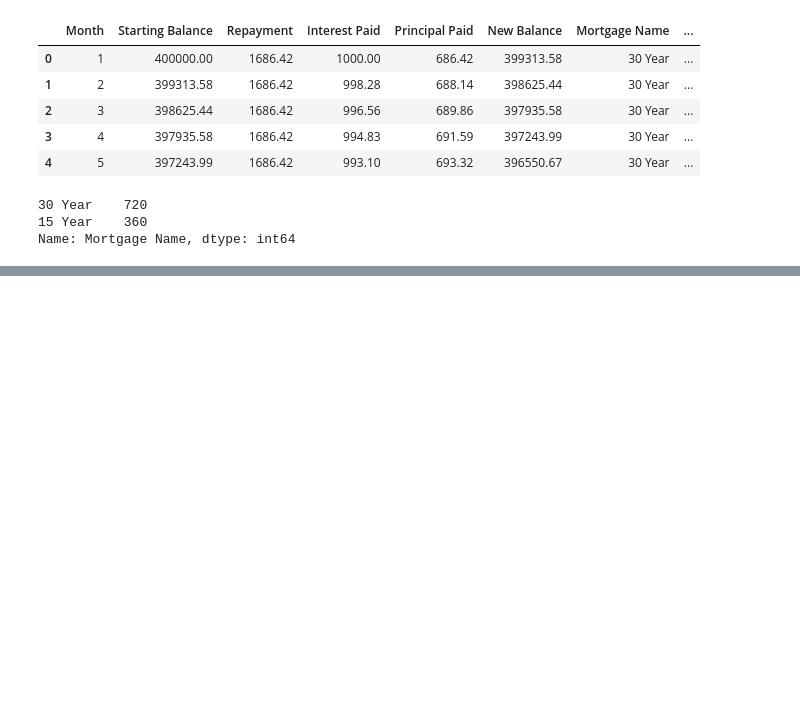
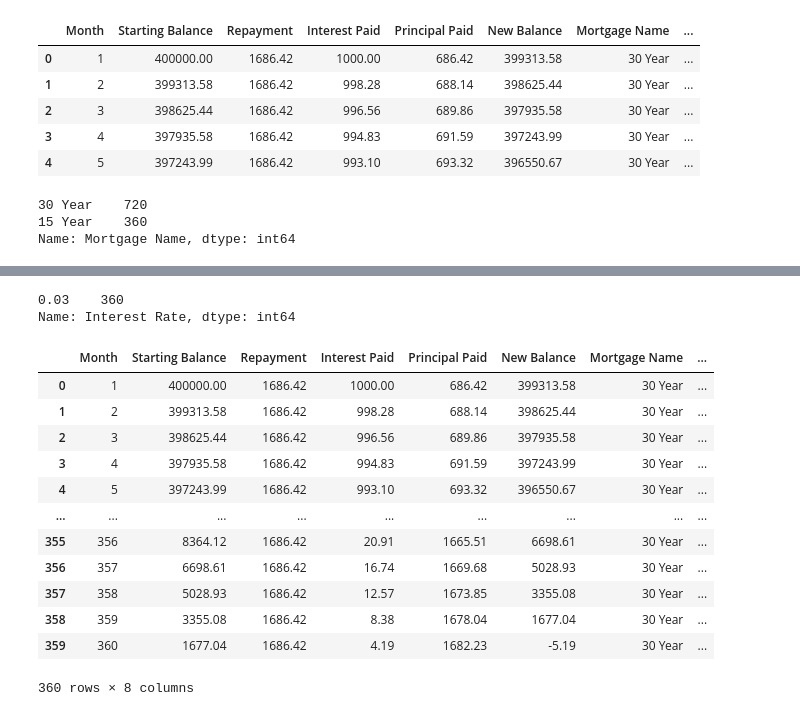
Before and after one commit to erwincarlogonzales/CodingDojo, a Jupyter notebook: pandas_filtering.ipynb, the cells around one changed output, grey strips where cells are left out. Drawn from its saved outputs; the diff is of its cells as text; code cells hidden in the pictures; blank space fills up the shorter version.

```diff
--- a/pandas_filtering.ipynb
+++ b/pandas_filtering.ipynb
@@ -43,0 +82,5 @@ Name: Mortgage Name, dtype: bool
+# %%
+# mortgage_filter only shows the 30 Year mortgages
+# using .loc we want to show how many 30 year mortgages are in the dataframe
+mortgage = mortgage.loc[mortgage_filter, :]
+mortgage['Mortgage Name'].value_counts()
@@ -43,0 +113,26 @@ Name: Mortgage Name, dtype: bool
+# %%
+# create a filter that shows only the mortages with an interest rate of 0.03
+interest_filter = mortgage['Interest Rate'] == 0.03
+mortgage = mortgage.loc[interest_filter, :]
+mortgage['Interest Rate'].value_counts(dropna = False)
+# %% [output]
+0.03    360
+Name: Interest Rate, dtype: int64
+# %%
+# combining both 30 year mortgage and 0.03 interest rate filters
+mortgage = mortgage.loc[mortgage_filter & interest_filter, :]
+mortgage
+# %% [output]
+|  | Month | Starting Balance | Repayment | Interest Paid | Principal Paid | New Balance | Mortgage Name | ... |
+| 0 | 1 | 400000.00 | 1686.42 | 1000.00 | 686.42 | 399313.58 | 30 Year | ... |
+| 1 | 2 | 399313.58 | 1686.42 | 998.28 | 688.14 | 398625.44 | 30 Year | ... |
+| 2 | 3 | 398625.44 | 1686.42 | 996.56 | 689.86 | 397935.58 | 30 Year | ... |
+| 3 | 4 | 397935.58 | 1686.42 | 994.83 | 691.59 | 397243.99 | 30 Year | ... |
+| 4 | 5 | 397243.99 | 1686.42 | 993.10 | 693.32 | 396550.67 | 30 Year | ... |
+| ... | ... | ... | ... | ... | ... | ... | ... | ... |
+| 355 | 356 | 8364.12 | 1686.42 | 20.91 | 1665.51 | 6698.61 | 30 Year | ... |
+| 356 | 357 | 6698.61 | 1686.42 | 16.74 | 1669.68 | 5028.93 | 30 Year | ... |
+| 357 | 358 | 5028.93 | 1686.42 | 12.57 | 1673.85 | 3355.08 | 30 Year | ... |
+| 358 | 359 | 3355.08 | 1686.42 | 8.38 | 1678.04 | 1677.04 | 30 Year | ... |
+| 359 | 360 | 1677.04 | 1686.42 | 4.19 | 1682.23 | -5.19 | 30 Year | ... |
+360 rows × 8 columns
```
Also changed, not shown: parts of 8 cells of this notebook.
